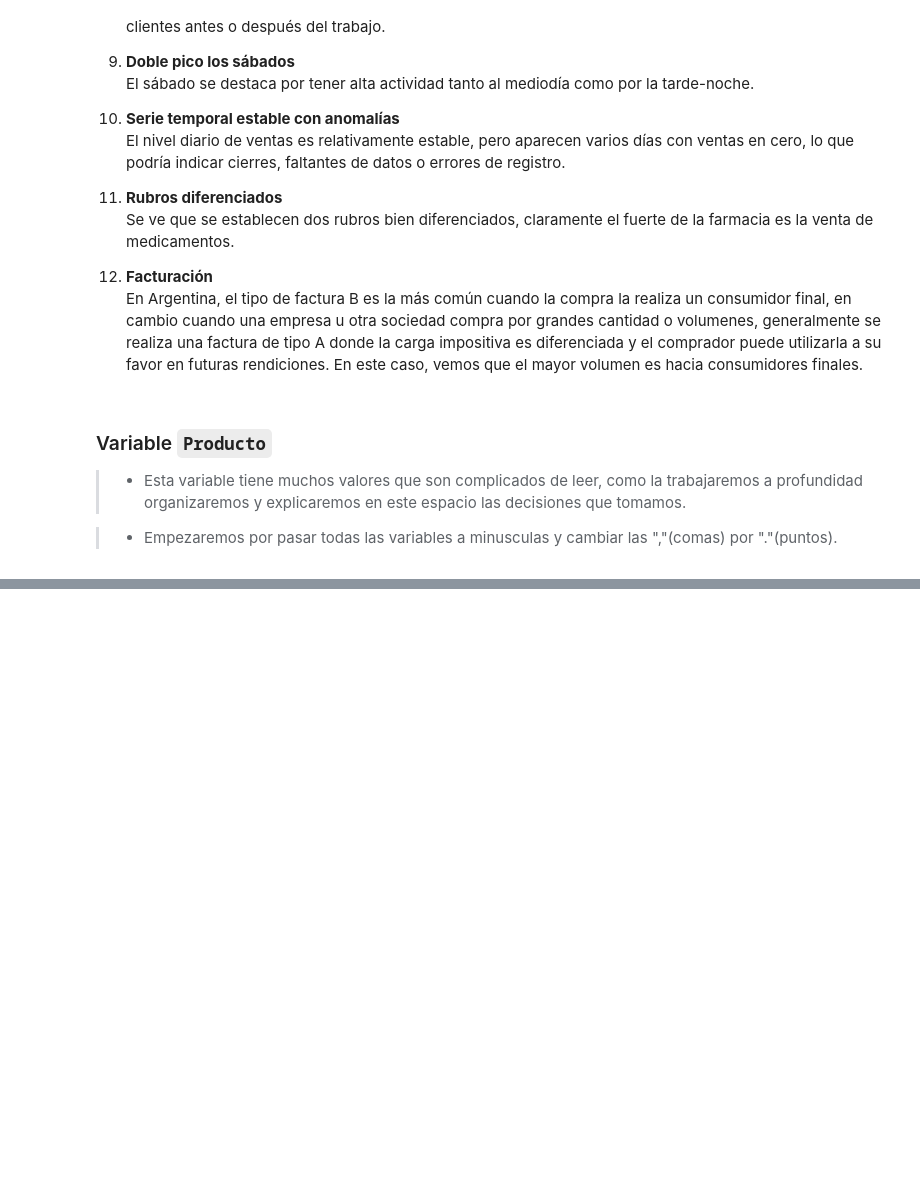
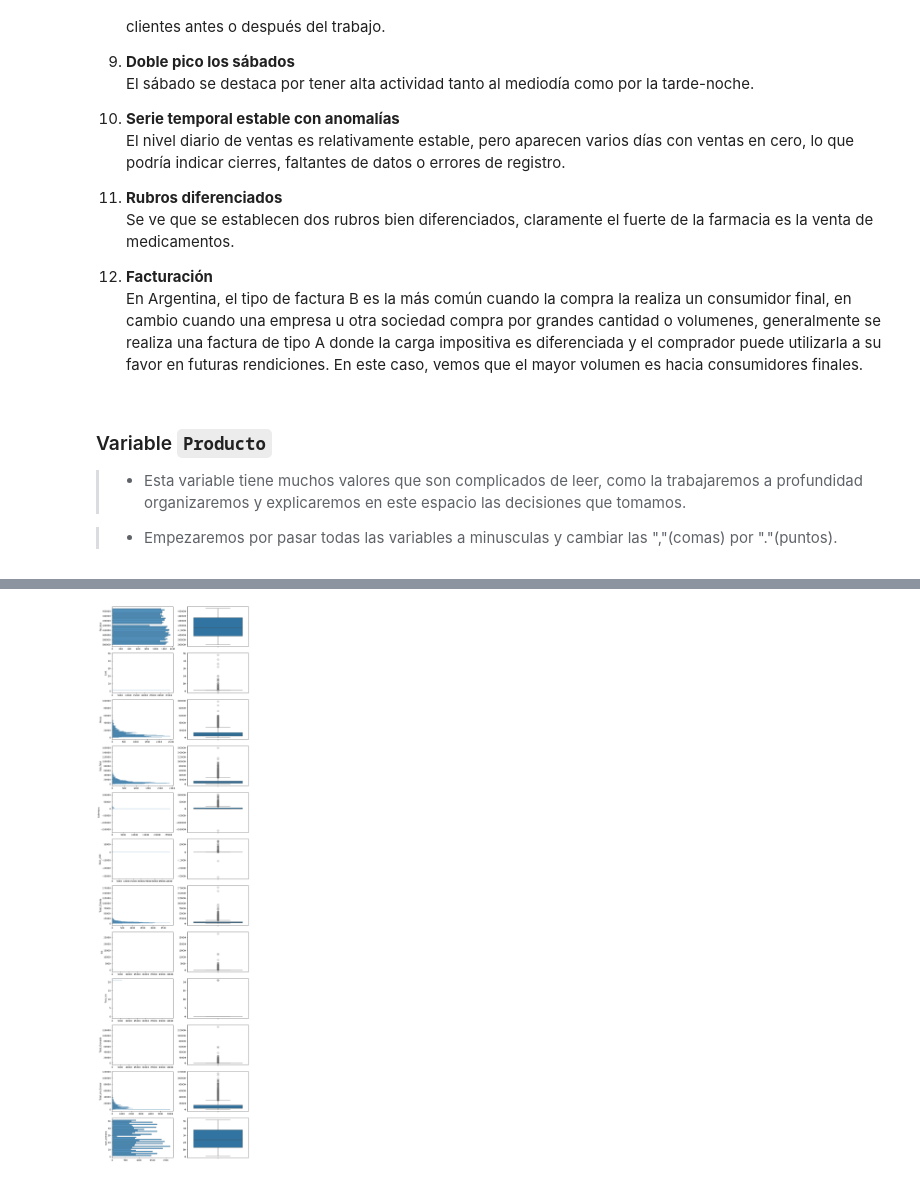
Before and after one commit to 4GeeksAcademy/sp-ml-20-final-project-g2, a Jupyter notebook: src/Final-project-Grupo2-InetaAnthonnyGuillermo.ipynb, the cells around one changed output, grey strips where cells are left out. Cells and saved outputs as stored; diff of their text form; code cells hidden in the pictures; blank space fills up the shorter version.

```diff
--- a/src/Final-project-Grupo2-InetaAnthonnyGuillermo.ipynb
+++ b/src/Final-project-Grupo2-InetaAnthonnyGuillermo.ipynb
@@ -669,0 +721,2 @@ plt.show()
+# %%
+df[["product", "dose", "quantity"]] = pd.NA
@@ -669,0 +760,24 @@ plt.show()
+# %%
+prod = df["Producto"].fillna("").astype(str)
+
+qty_pat = r"""(?ix)(
+
+    \bx\s*\d+(?:\.\d+)?\s*(?:ml|cc|l|g|gr)\b
+
+
+    \b(?:pomo|frasco|vial|amp(?:olla)?|sobre|sachet)\s*x?\s*\d+(?:\.\d+)?\s*(?:ml|cc|l|g|gr)\b
+
+
+    \b(?:pack|caja|env|sobre|sob|blister|blíster|test|aplic)\.?\s*x\s*\d{1,4}\s*(?:ds|dosis)?\b
+
+
+    \b(?:comp|comprimidos?|caps?|cáps?|grag|tab(?:s)?)(?:\.\w+)?\.?\s*x\s*\d{1,4}\b
+
+
+    \bx\s*\d{1,4}\s*(?:ds|dosis)?\b
+
+
+    \b\d{1,3}x\d{1,3}\b)"""
+
+df["quantity"] = prod.str.findall(qty_pat).str.join(", ")
+df["quantity"] = df["quantity"].replace("", np.nan)
@@ -669,0 +1169,5 @@ plt.show()
+# %%
+df.drop(columns=["quantity"], errors="ignore", inplace=True)
+# %%
+num_variables = df.select_dtypes(include=["float64", "int64"]).columns.tolist()
+num_variables
@@ -669,0 +1220,12 @@ plt.show()
+# %%
+fig, axis = plt.subplots(len(num_variables), 2, figsize=(10, 3*len(num_variables)))
+
+for i, var in enumerate(num_variables):
+    sns.histplot(ax=axis[i, 0], data=df, y=var).set(xlabel=None)
+    sns.boxplot(ax=axis[i, 1], data=df, y=var).set(ylabel=None)
+
+
+plt.tight_layout()
+plt.show()
+# %% [output]
+[figure, added]
```
Also changed, not shown: parts of 28 cells of this notebook, 3 other files.
